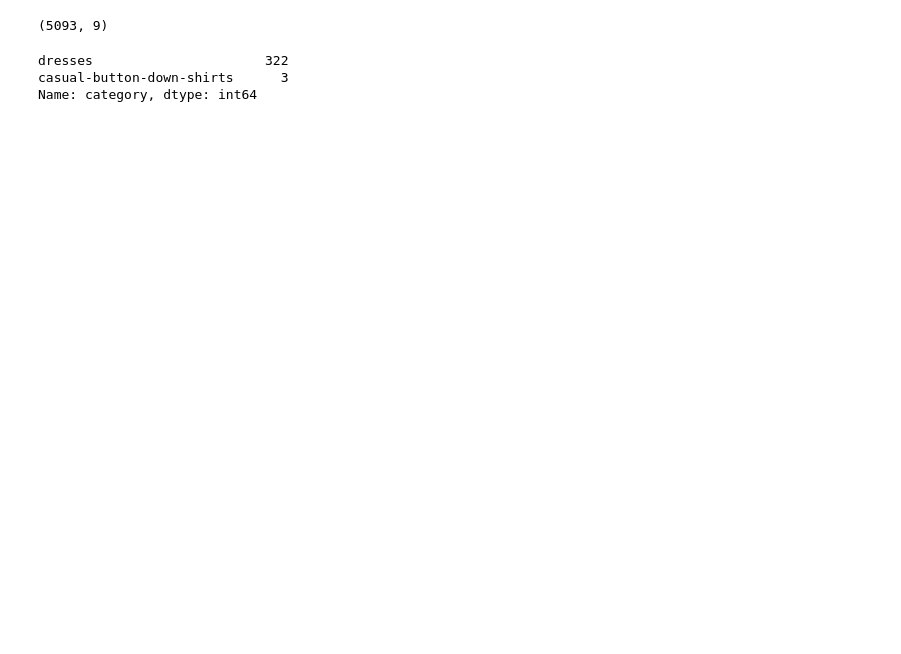
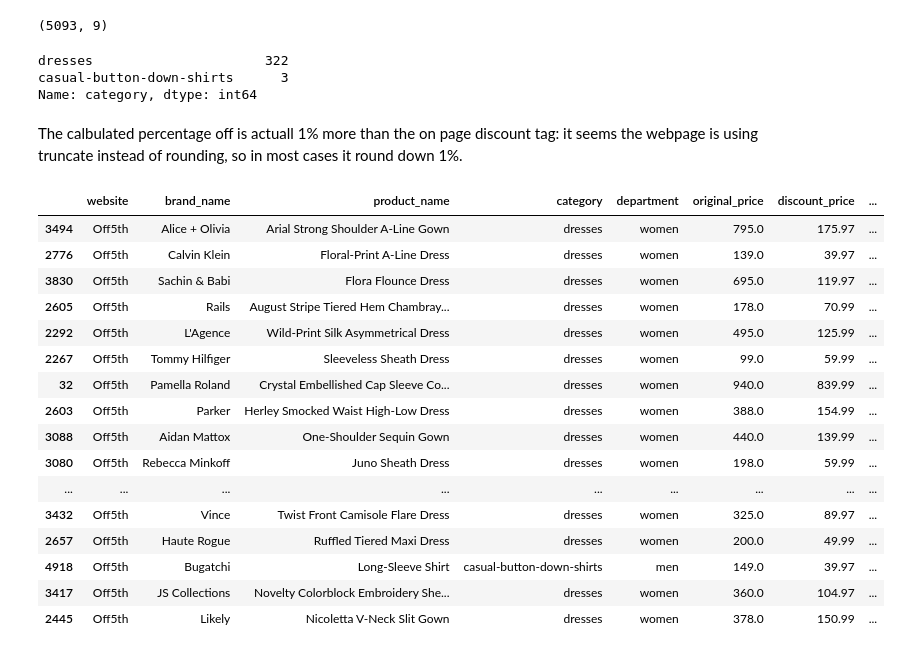
Before and after one commit to chuntao20/webscrap_discount, a Jupyter notebook: discount_strategy_analysis.ipynb, the cells around one changed output. Drawn from its saved outputs; the diff is of its cells as text; code cells hidden in the pictures; blank space fills up the shorter version.

```diff
--- a/discount_strategy_analysis.ipynb
+++ b/discount_strategy_analysis.ipynb
@@ -590,0 +613,22 @@ Name: category, dtype: int64
+# %% [markdown]
+The calbulated percentage off is actuall 1% more than the on page discount tag: it seems the webpage is using truncate instead of rounding, so in most cases it round down 1%.
+# %%
+off5th_raw.sample(30)
+# %% [output]
+|  | website | brand_name | product_name | category | department | original_price | discount_price | ... |
+| 3494 | Off5th | Alice + Olivia | Arial Strong Shoulder A-Line Gown | dresses | women | 795.0 | 175.97 | ... |
+| 2776 | Off5th | Calvin Klein | Floral-Print A-Line Dress | dresses | women | 139.0 | 39.97 | ... |
+| 3830 | Off5th | Sachin & Babi | Flora Flounce Dress | dresses | women | 695.0 | 119.97 | ... |
+| 2605 | Off5th | Rails | August Stripe Tiered Hem Chambray... | dresses | women | 178.0 | 70.99 | ... |
+| 2292 | Off5th | L'Agence | Wild-Print Silk Asymmetrical Dress | dresses | women | 495.0 | 125.99 | ... |
+| 2267 | Off5th | Tommy Hilfiger | Sleeveless Sheath Dress | dresses | women | 99.0 | 59.99 | ... |
+| 32 | Off5th | Pamella Roland | Crystal Embellished Cap Sleeve Co... | dresses | women | 940.0 | 839.99 | ... |
+| 2603 | Off5th | Parker | Herley Smocked Waist High-Low Dress | dresses | women | 388.0 | 154.99 | ... |
+| 3088 | Off5th | Aidan Mattox | One-Shoulder Sequin Gown | dresses | women | 440.0 | 139.99 | ... |
+| 3080 | Off5th | Rebecca Minkoff | Juno Sheath Dress | dresses | women | 198.0 | 59.99 | ... |
+| ... | ... | ... | ... | ... | ... | ... | ... | ... |
+| 3432 | Off5th | Vince | Twist Front Camisole Flare Dress | dresses | women | 325.0 | 89.97 | ... |
+| 2657 | Off5th | Haute Rogue | Ruffled Tiered Maxi Dress | dresses | women | 200.0 | 49.99 | ... |
+| 4918 | Off5th | Bugatchi | Long-Sleeve Shirt | casual-button-down-shirts | men | 149.0 | 39.97 | ... |
+| 3417 | Off5th | JS Collections | Novelty Colorblock Embroidery She... | dresses | women | 360.0 | 104.97 | ... |
+| 2445 | Off5th | Likely | Nicoletta V-Neck Slit Gown | dresses | women | 378.0 | 150.99 | ... |
```
Also changed, not shown: parts of 32 cells of this notebook, 3 other files.
